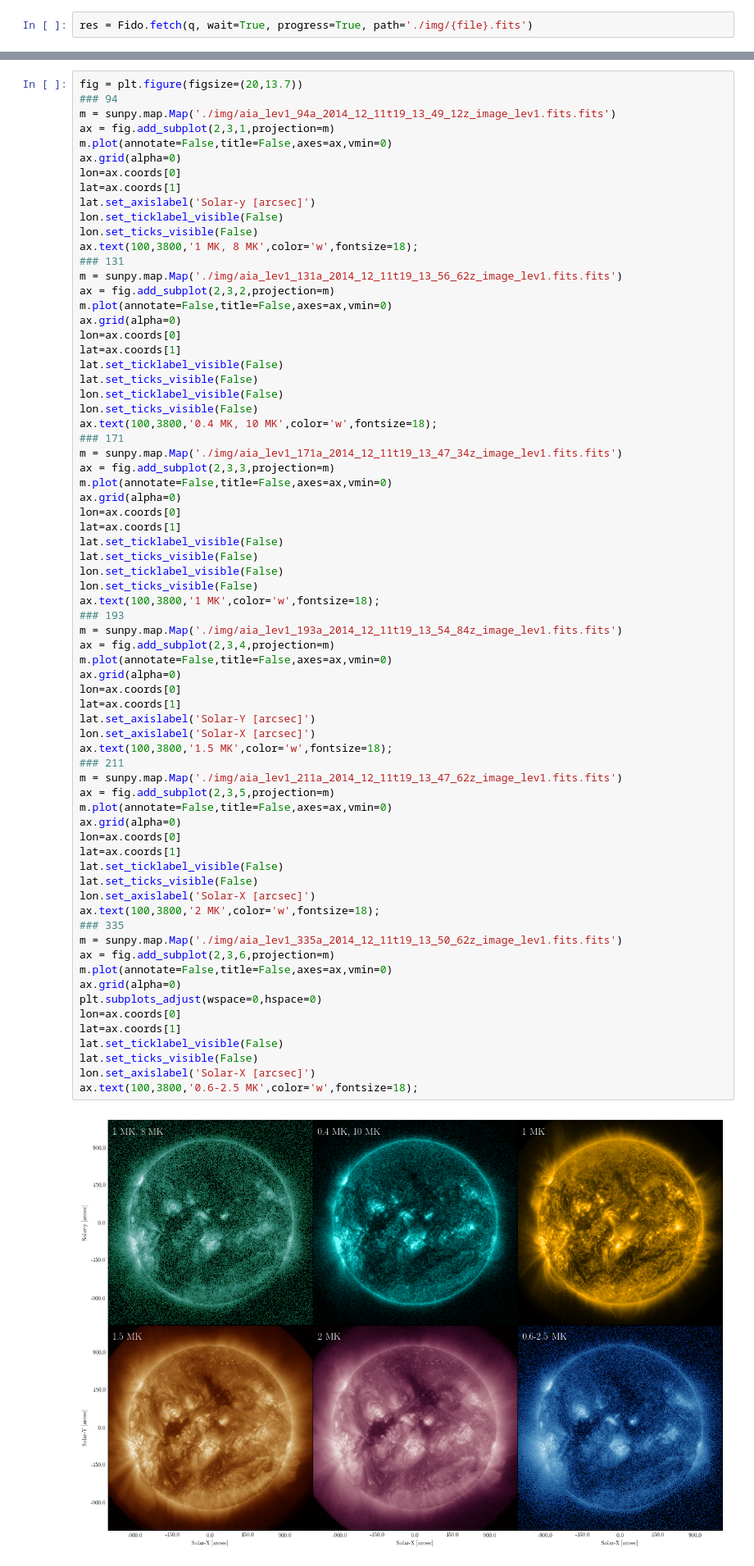
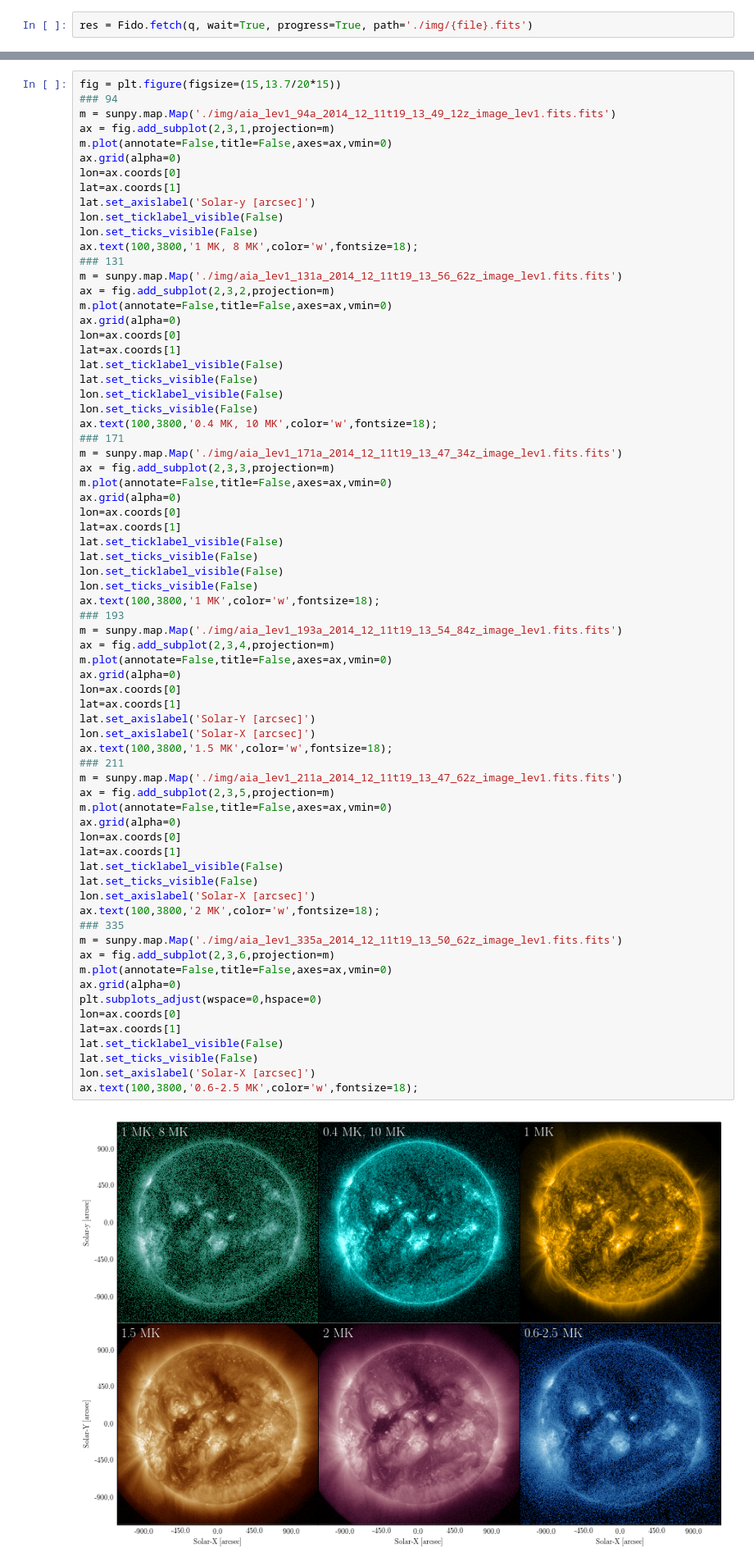
Before and after one commit to wtbarnes/journal-club-spring-2018, a Jupyter notebook: talk.ipynb, the cells around one changed output, grey strips where cells are left out. Shown at 82% size. Drawn from its saved outputs; the diff is of its cells as text.

```diff
--- a/talk.ipynb
+++ b/talk.ipynb
@@ -81,5 +87,5 @@ ax.grid(alpha=0)
 # %%
-fig = plt.figure(figsize=(20,13.7))
+fig = plt.figure(figsize=(15,13.7/20*15))
 ### 94
 m = sunpy.map.Map('./img/aia_lev1_94a_2014_12_11t19_13_49_12z_image_lev1.fits.fits')
 ax = fig.add_subplot(2,3,1,projection=m)
@@ -122,31 +128,31 @@ m.plot(annotate=False,title=False,axes=ax,vmin=0)
 ax.grid(alpha=0)
 lon=ax.coords[0]
 lat=ax.coords[1]
 lat.set_axislabel('Solar-Y [arcsec]')
 lon.set_axislabel('Solar-X [arcsec]')
 ax.text(100,3800,'1.5 MK',color='w',fontsize=18);
 ### 211
 m = sunpy.map.Map('./img/aia_lev1_211a_2014_12_11t19_13_47_62z_image_lev1.fits.fits')
 ax = fig.add_subplot(2,3,5,projection=m)
 m.plot(annotate=False,title=False,axes=ax,vmin=0)
 ax.grid(alpha=0)
 lon=ax.coords[0]
 lat=ax.coords[1]
 lat.set_ticklabel_visible(False)
 lat.set_ticks_visible(False)
 lon.set_axislabel('Solar-X [arcsec]')
 ax.text(100,3800,'2 MK',color='w',fontsize=18);
 ### 335
 m = sunpy.map.Map('./img/aia_lev1_335a_2014_12_11t19_13_50_62z_image_lev1.fits.fits')
 ax = fig.add_subplot(2,3,6,projection=m)
 m.plot(annotate=False,title=False,axes=ax,vmin=0)
 ax.grid(alpha=0)
 plt.subplots_adjust(wspace=0,hspace=0)
 lon=ax.coords[0]
 lat=ax.coords[1]
 lat.set_ticklabel_visible(False)
 lat.set_ticks_visible(False)
 lon.set_axislabel('Solar-X [arcsec]')
 ax.text(100,3800,'0.6-2.5 MK',color='w',fontsize=18);
 # %% [output]
-[figure, old version]
+[figure, new version]
```
Also changed, not shown: parts of 43 cells of this notebook.
